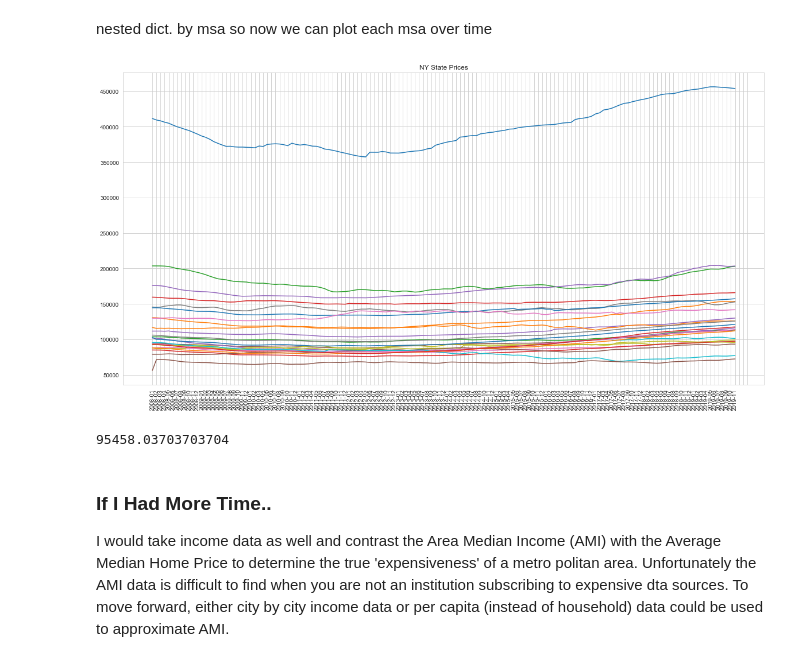
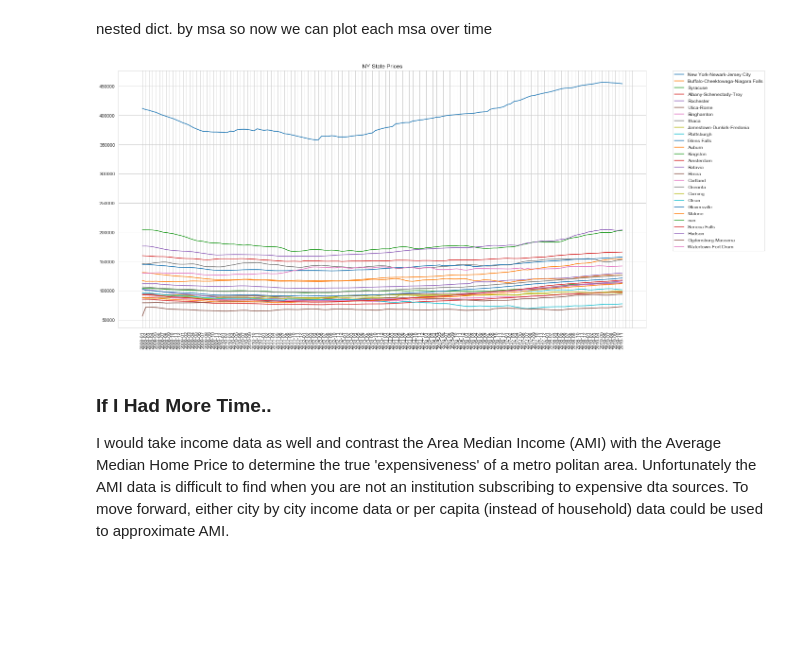
Before and after one commit to MissAle17/Median_Home_Price, a Jupyter notebook: Visualizing Home Prices.ipynb, the cells around one changed output. Drawn from its saved outputs; the diff is of its cells as text; code cells hidden in the pictures; blank space fills up the shorter version.

Commit message:
co plot over time

```diff
--- a/Visualizing Home Prices.ipynb
+++ b/Visualizing Home Prices.ipynb
@@ -362,15 +362,12 @@ nested dict. by msa  so now we can plot each msa over time
 # %%
 fig, ax = plt.subplots(figsize=(20,10))
 keys1 = ny_metros.keys()
 for msa in keys1:
     ax.plot(ny_metros[msa].keys(), ny_metros[msa],label = msa)
 ax.set_title('NY State Prices')
 ax.xaxis.set_ticklabels(cols)
 plt.xticks(rotation=90)
+plt.legend(bbox_to_anchor=(1.05, 1), loc='best', borderaxespad=0.)
 plt.show()
 # %% [output]
-[figure, old version]
+[figure, new version]
-# %%
-ny_metros['Olean']['2008-02']
-# %% [output]
-95458.03703703704
```
Also changed, not shown: parts of 3 cells of this notebook.
